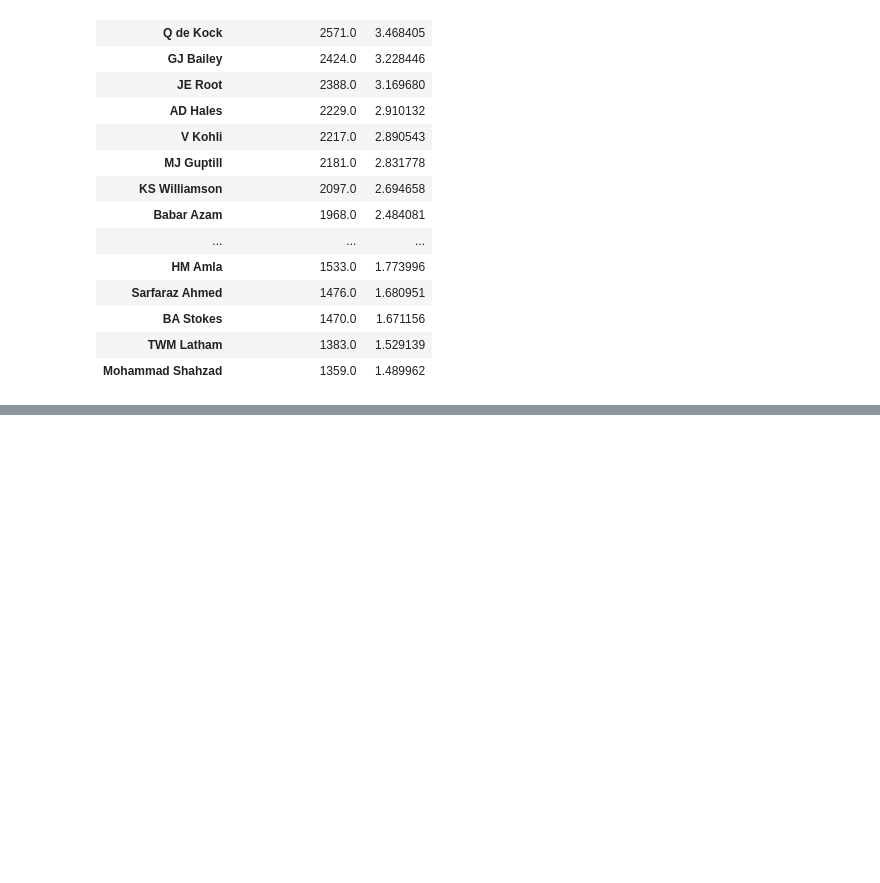
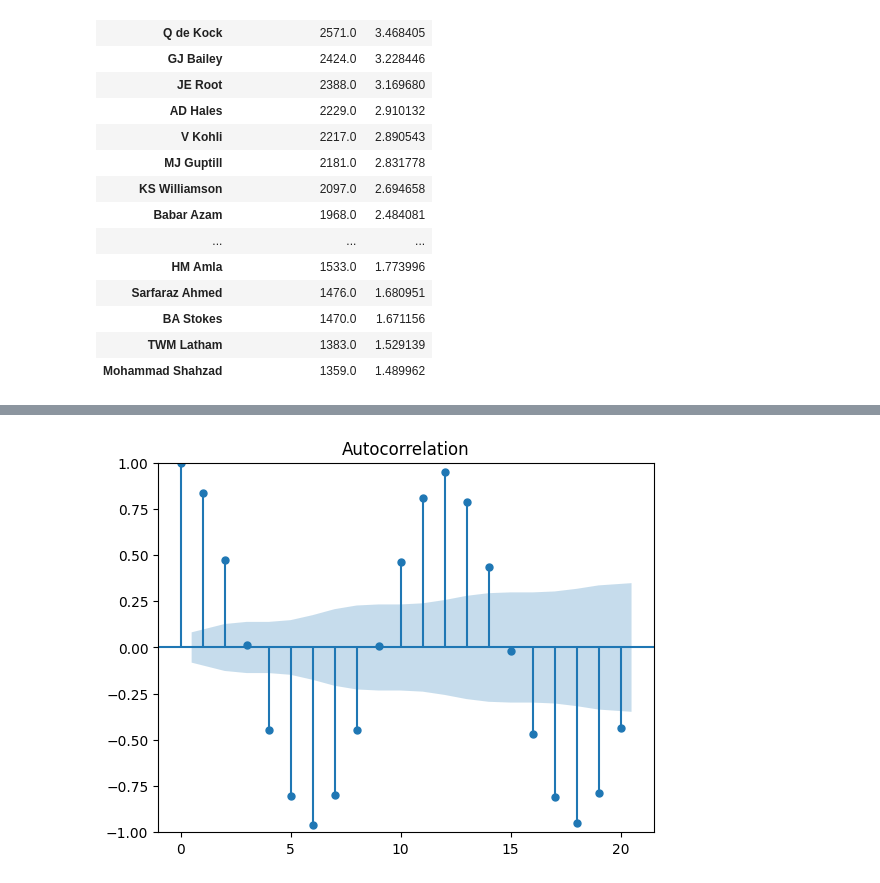
Before and after one commit to Mechturncoder/data_analystic, a Jupyter notebook: practise_ZScore.ipynb, the cells around one changed output, grey strips where cells are left out. Cells and saved outputs as stored; diff of their text form; code cells hidden in the pictures; blank space fills up the shorter version.

```diff
--- a/practise_ZScore.ipynb
+++ b/practise_ZScore.ipynb
@@ -204,0 +271,5 @@ df_2016.head(25)
+# %%
+plot_acf(ice_df['Diff12'].dropna(), lags=20)
+plt.show()
+# %% [output]
+[figure, added]
```
Also changed, not shown: parts of 13 cells of this notebook, 2 other files.
